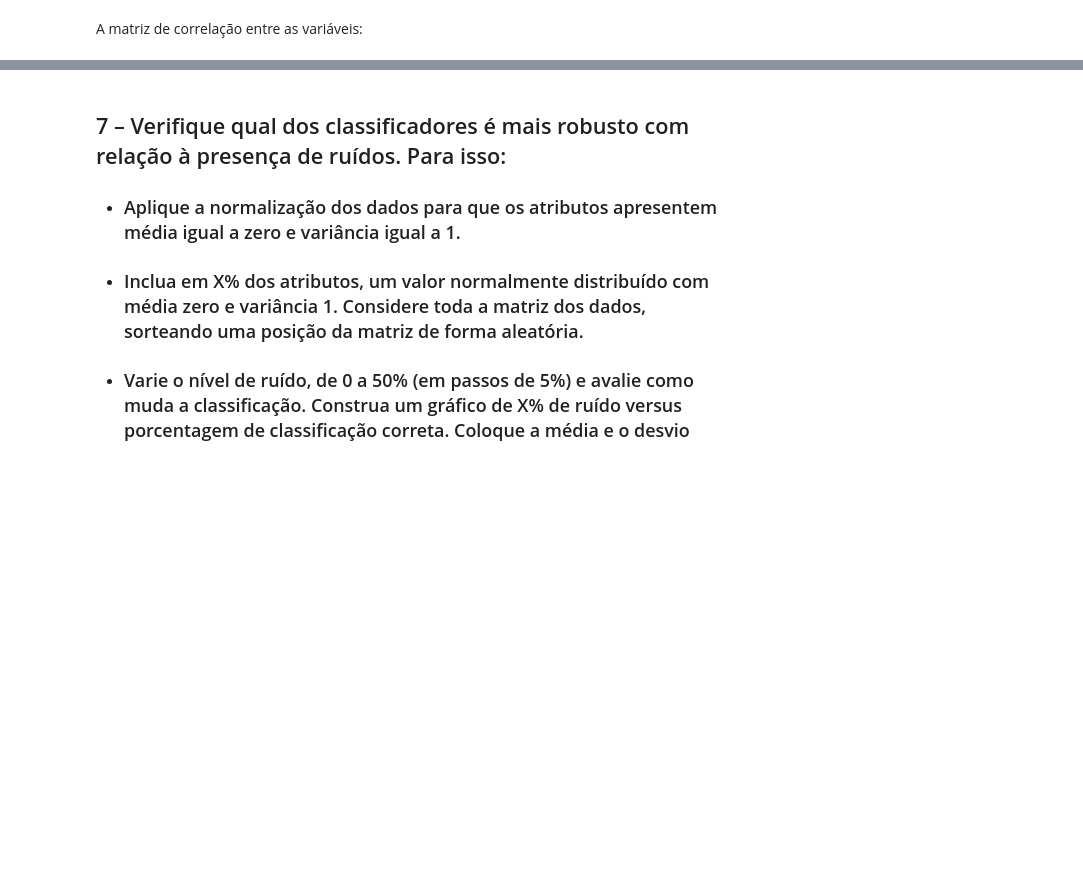
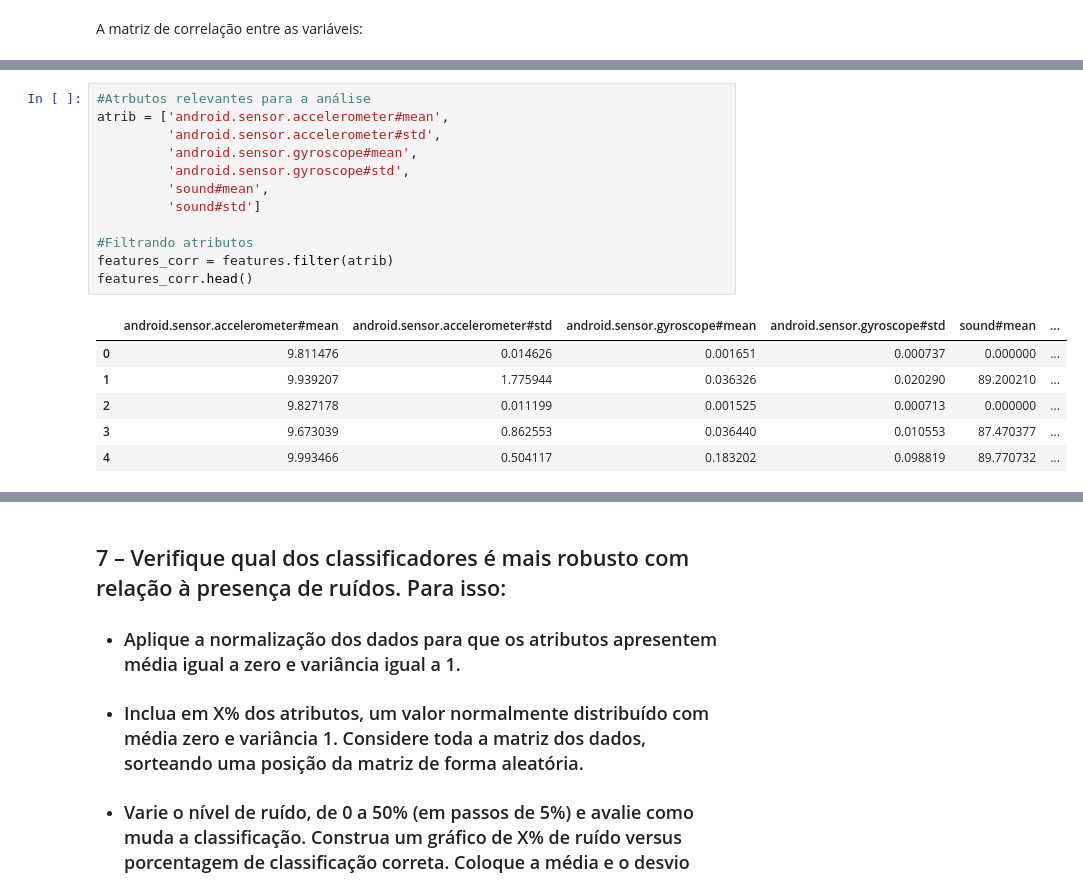
Before and after one commit to jceoval/Means-of-transportation-predict, a Jupyter notebook: Projeto.ipynb, the cells around one changed output, grey strips where cells are left out. Saved outputs shown, nothing was run; the diff lists cells and outputs as text; blank space fills up the shorter version.

```diff
--- a/Projeto.ipynb
+++ b/Projeto.ipynb
@@ -440,0 +496,19 @@ Variáveis com correlação menor que 0.5:
+# %%
+#Atrbutos relevantes para a análise
+atrib = ['android.sensor.accelerometer#mean',
+         'android.sensor.accelerometer#std',
+         'android.sensor.gyroscope#mean',
+         'android.sensor.gyroscope#std',
+         'sound#mean',
+         'sound#std']
+
+#Filtrando atributos
+features_corr = features.filter(atrib)
+features_corr.head()
+# %% [output]
+|  | android.sensor.accelerometer#mean | android.sensor.accelerometer#std | android.sensor.gyroscope#mean | android.sensor.gyroscope#std | sound#mean | ... |
+| 0 | 9.811476 | 0.014626 | 0.001651 | 0.000737 | 0.000000 | ... |
+| 1 | 9.939207 | 1.775944 | 0.036326 | 0.020290 | 89.200210 | ... |
+| 2 | 9.827178 | 0.011199 | 0.001525 | 0.000713 | 0.000000 | ... |
+| 3 | 9.673039 | 0.862553 | 0.036440 | 0.010553 | 87.470377 | ... |
+| 4 | 9.993466 | 0.504117 | 0.183202 | 0.098819 | 89.770732 | ... |
```
Also changed, not shown: parts of 62 cells of this notebook.
